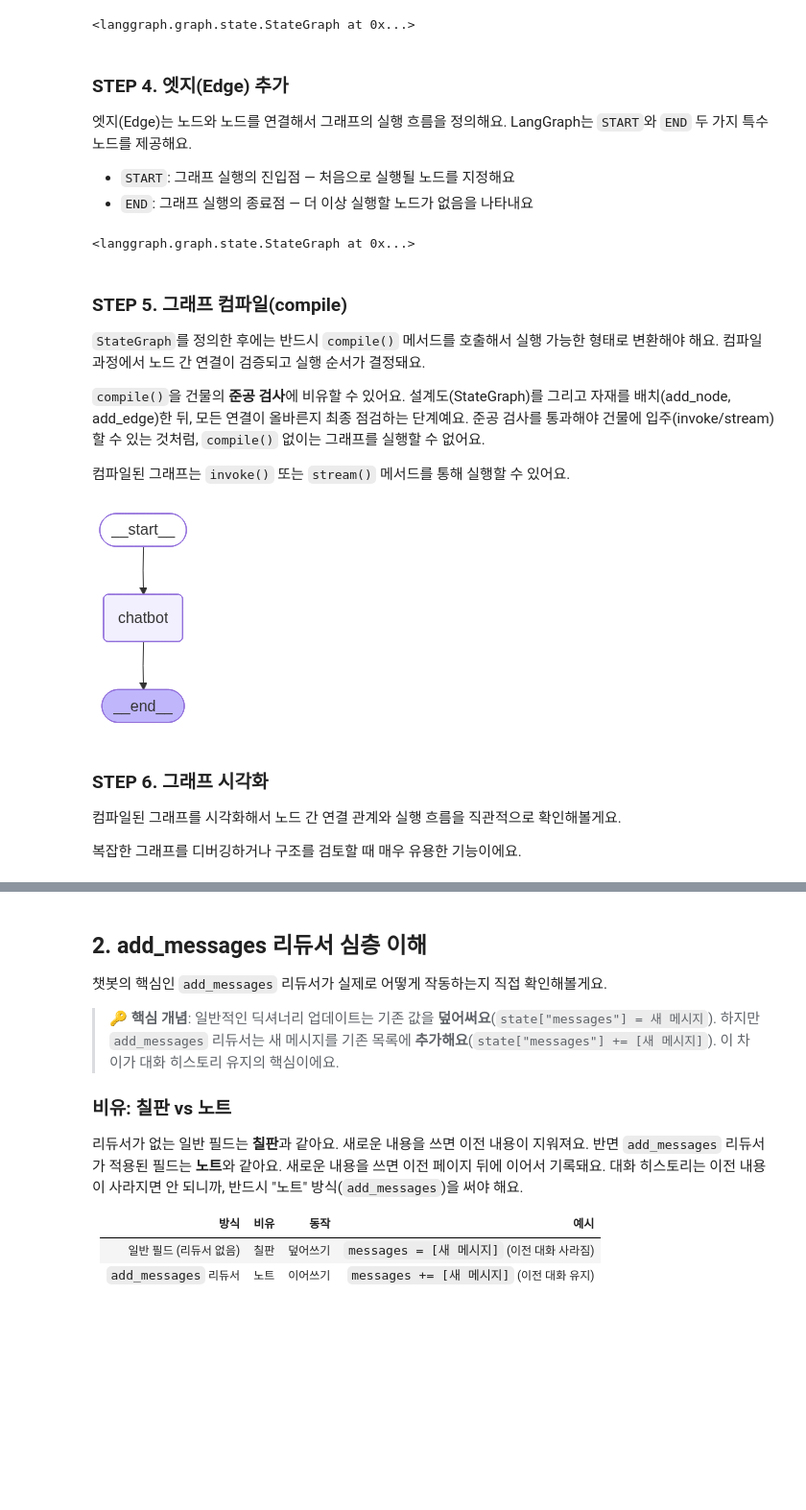
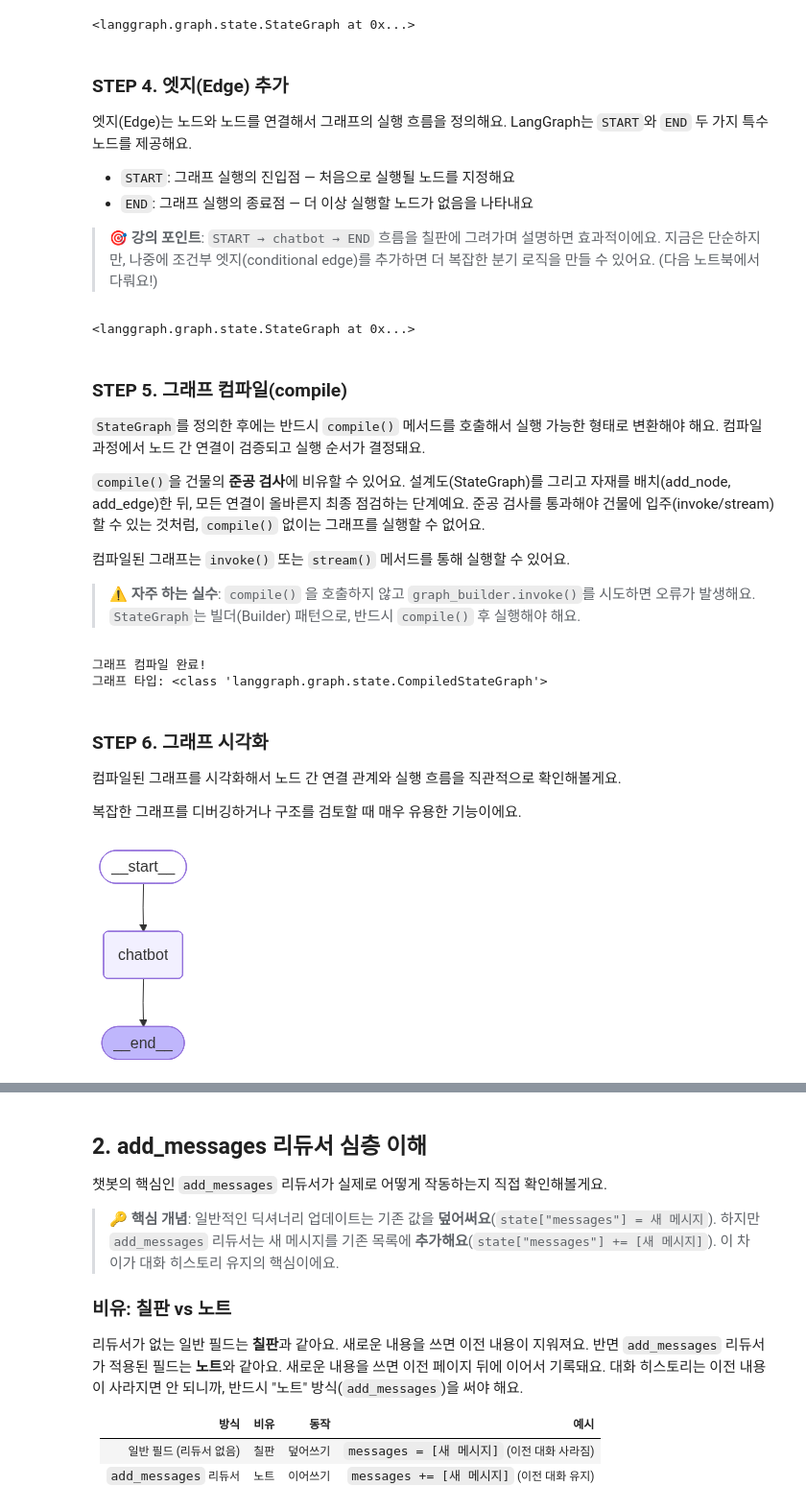
Before and after one commit to elixirevo/hk-langgraph-lecture, a Jupyter notebook: answer/02_LangGraph_Basics/05-ChatBot.ipynb, the cells around one changed output, grey strips where cells are left out. Shown at 96% size. Cells and saved outputs as stored; diff of their text form; code cells hidden in the pictures; blank space fills up the shorter version.

```diff
--- a/answer/02_LangGraph_Basics/05-ChatBot.ipynb
+++ b/answer/02_LangGraph_Basics/05-ChatBot.ipynb
@@ -131,9 +173,20 @@ builder.add_node("chatbot", chatbot)
 
 - `START`: 그래프 실행의 진입점 — 처음으로 실행될 노드를 지정해요
 - `END`: 그래프 실행의 종료점 — 더 이상 실행할 노드가 없음을 나타내요
+
+> 🎯 **강의 포인트**: `START → chatbot → END` 흐름을 칠판에 그려가며 설명하면 효과적이에요. 지금은 단순하지만, 나중에 조건부 엣지(conditional edge)를 추가하면 더 복잡한 분기 로직을 만들 수 있어요. (다음 노트북에서 다뤄요!)
 # %%
-builder.add_edge(START, "chatbot")
-builder.add_edge("chatbot", END)
+# ---------------------------------------------------
+# 엣지 추가: 그래프 실행 흐름 정의
+# ---------------------------------------------------
+
+# START → chatbot: 그래프가 시작되면 chatbot 노드를 실행해요
+graph_builder.add_edge(START, "chatbot")
+
+# chatbot → END: chatbot 노드 실행이 끝나면 그래프를 종료해요
+graph_builder.add_edge("chatbot", END)
+
+# 엣지 추가 완료: START → chatbot → END
 # %% [output]
 <langgraph.graph.state.StateGraph at 0x...>
 # %% [markdown]
@@ -144,11 +197,21 @@ builder.add_edge("chatbot", END)
 `compile()`을 건물의 **준공 검사**에 비유할 수 있어요. 설계도(StateGraph)를 그리고 자재를 배치(add_node, add_edge)한 뒤, 모든 연결이 올바른지 최종 점검하는 단계예요. 준공 검사를 통과해야 건물에 입주(invoke/stream)할 수 있는 것처럼, `compile()` 없이는 그래프를 실행할 수 없어요.
 
 컴파일된 그래프는 `invoke()` 또는 `stream()` 메서드를 통해 실행할 수 있어요.
+
+> ⚠️ **자주 하는 실수**: `compile()` 을 호출하지 않고 `graph_builder.invoke()`를 시도하면 오류가 발생해요. `StateGraph`는 빌더(Builder) 패턴으로, 반드시 `compile()` 후 실행해야 해요.
 # %%
-graph = builder.compile()
-graph
+# ---------------------------------------------------
+# 그래프 컴파일
+# ---------------------------------------------------
+# compile(): StateGraph 빌더를 실행 가능한 CompiledGraph로 변환해요
+# 이 단계에서 노드 연결 검증, 실행 순서 결정 등이 이루어져요
+graph = graph_builder.compile()
+
+print(f"그래프 컴파일 완료!")
+print(f"그래프 타입: {type(graph)}")
 # %% [output]
-[figure, removed]
+그래프 컴파일 완료!
+그래프 타입: <class 'langgraph.graph.state.CompiledStateGraph'>
 # %% [markdown]
 ### STEP 6. 그래프 시각화
 
@@ -156,11 +219,18 @@ graph
 
 복잡한 그래프를 디버깅하거나 구조를 검토할 때 매우 유용한 기능이에요.
 # %%
+# 그래프 흐름: START → chatbot → END
+# chatbot 노드: LLM이 사용자 메시지를 받아 응답을 생성해요
+# IPython 디스플레이 도구 가져오기
 from IPython.display import Image, display
 
-# TODO: 이 셀의 핵심 구현 코드를 수업 시간에 직접 작성하세요.
-# 목표: 그래프 흐름: START → chatbot → END
-# 위 마크다운 설명과 힌트를 참고해 필요한 타입, 함수, 그래프 구성, 실행 코드를 완성하세요.
+# ---------------------------------------------------
+# 그래프 시각화
+# ---------------------------------------------------
+# get_graph().draw_mermaid_png(): Mermaid 형식으로 그래프를 PNG 이미지로 변환해요
+display(Image(graph.get_graph().draw_mermaid_png()))
+# %% [output]
+[figure, added]
 # %% [markdown]
 ### STEP 7. 그래프 실행
 
```
Also changed, not shown: parts of 13 cells of this notebook, 52 other files.
